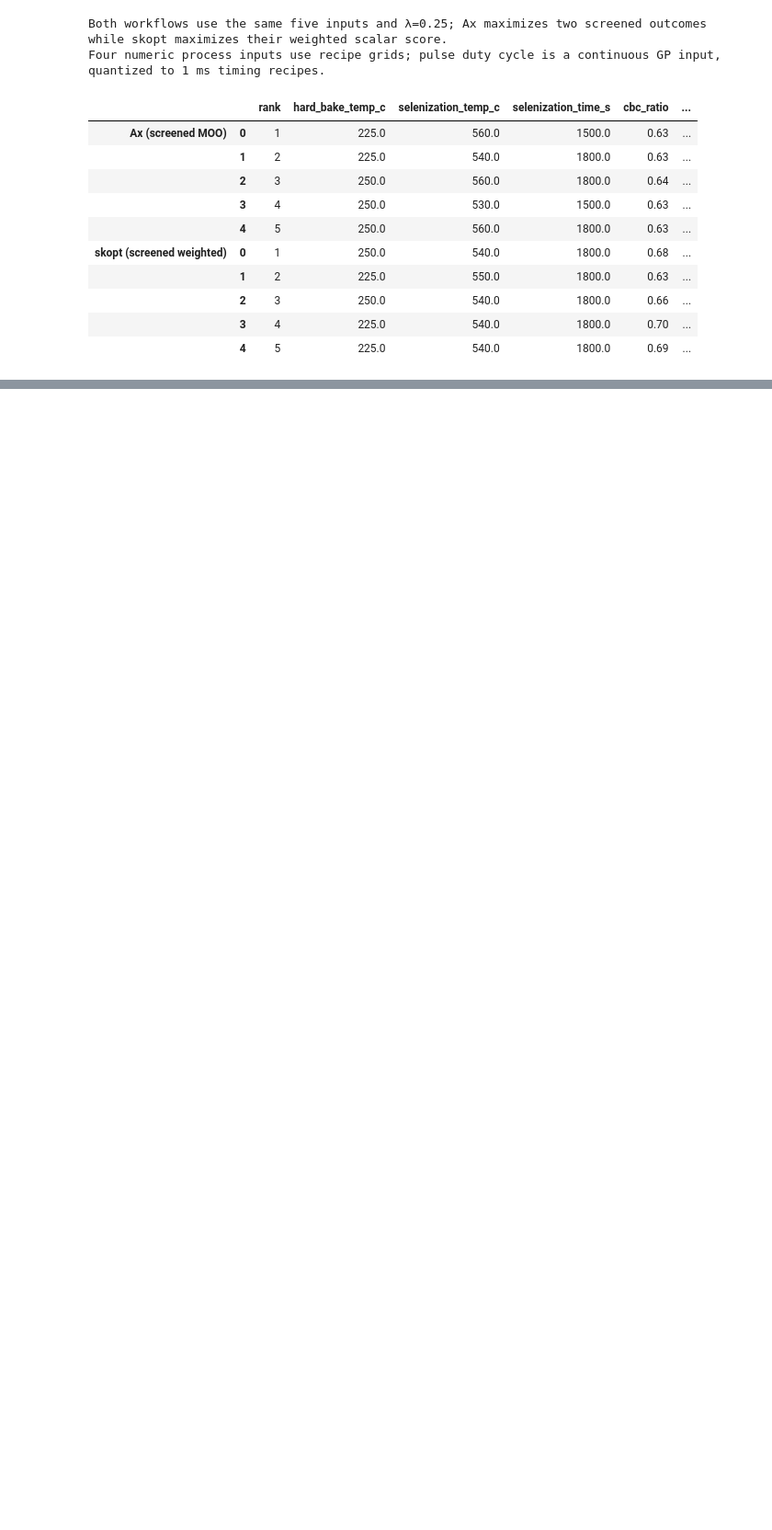
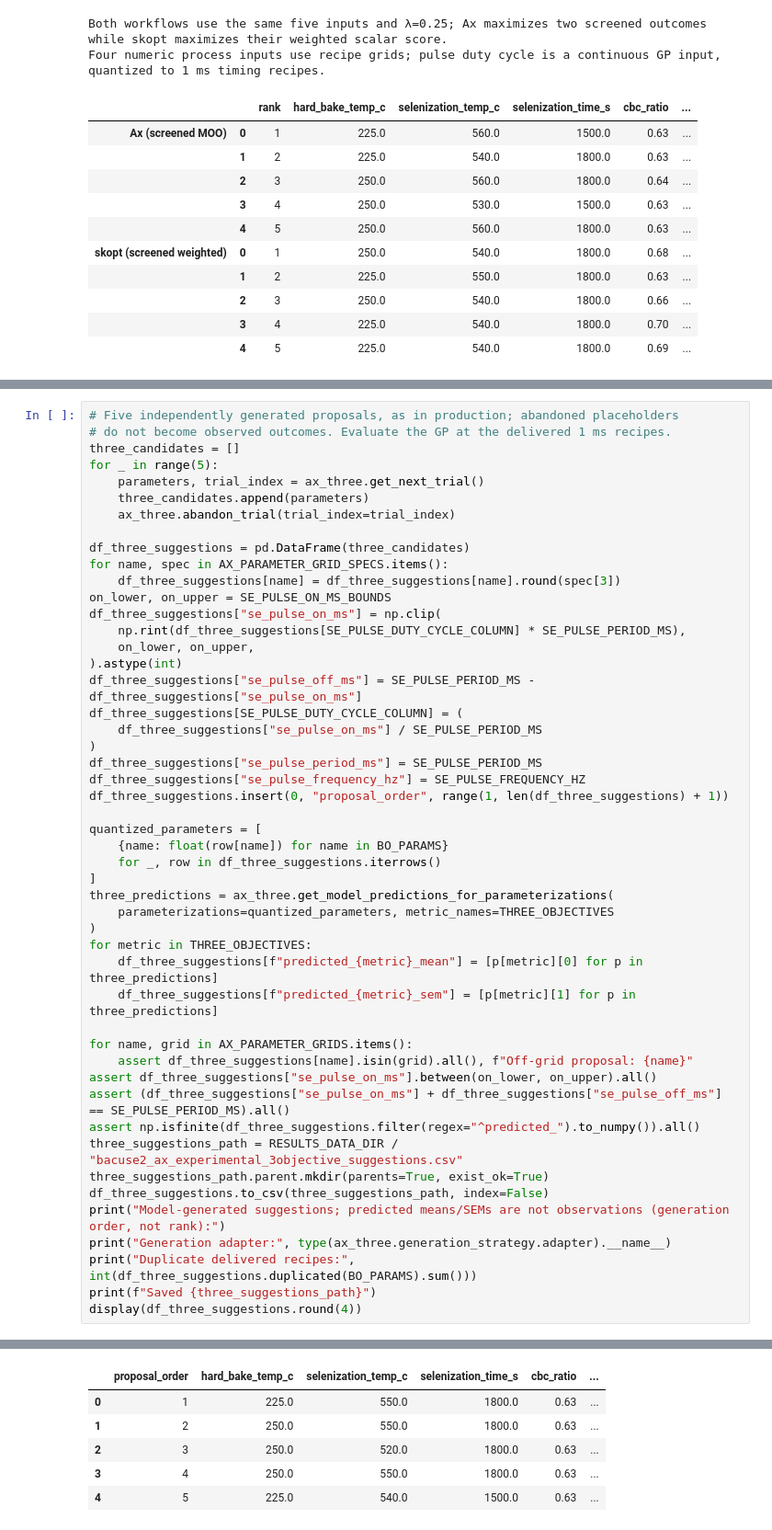
Before and after one commit to GarzonDiegoFEUP/xrd-bo-optimization-tf, a Jupyter notebook: notebooks/4.bo_xrd_ax.ipynb, the cells around one changed output, grey strips where cells are left out. Shown at 92% size. Cells and saved outputs as stored; diff of their text form; blank space fills up the shorter version.

```diff
--- a/notebooks/4.bo_xrd_ax.ipynb
+++ b/notebooks/4.bo_xrd_ax.ipynb
@@ -341,0 +394,50 @@ Four numeric process inputs use recipe grids; pulse duty cycle is a continuous G
+# %%
+# Five independently generated proposals, as in production; abandoned placeholders
+# do not become observed outcomes. Evaluate the GP at the delivered 1 ms recipes.
+three_candidates = []
+for _ in range(5):
+    parameters, trial_index = ax_three.get_next_trial()
+    three_candidates.append(parameters)
+    ax_three.abandon_trial(trial_index=trial_index)
+
+df_three_suggestions = pd.DataFrame(three_candidates)
+for name, spec in AX_PARAMETER_GRID_SPECS.items():
+    df_three_suggestions[name] = df_three_suggestions[name].round(spec[3])
+on_lower, on_upper = SE_PULSE_ON_MS_BOUNDS
+df_three_suggestions["se_pulse_on_ms"] = np.clip(
+    np.rint(df_three_suggestions[SE_PULSE_DUTY_CYCLE_COLUMN] * SE_PULSE_PERIOD_MS),
+    on_lower, on_upper,
+).astype(int)
+df_three_suggestions["se_pulse_off_ms"] = SE_PULSE_PERIOD_MS - df_three_suggestions["se_pulse_on_ms"]
+df_three_suggestions[SE_PULSE_DUTY_CYCLE_COLUMN] = (
+    df_three_suggestions["se_pulse_on_ms"] / SE_PULSE_PERIOD_MS
+)
+df_three_suggestions["se_pulse_period_ms"] = SE_PULSE_PERIOD_MS
+df_three_suggestions["se_pulse_frequency_hz"] = SE_PULSE_FREQUENCY_HZ
+df_three_suggestions.insert(0, "proposal_order", range(1, len(df_three_suggestions) + 1))
+
+quantized_parameters = [
+    {name: float(row[name]) for name in BO_PARAMS}
+    for _, row in df_three_suggestions.iterrows()
+]
+three_predictions = ax_three.get_model_predictions_for_parameterizations(
+    parameterizations=quantized_parameters, metric_names=THREE_OBJECTIVES
+)
+for metric in THREE_OBJECTIVES:
+    df_three_suggestions[f"predicted_{metric}_mean"] = [p[metric][0] for p in three_predictions]
+    df_three_suggestions[f"predicted_{metric}_sem"] = [p[metric][1] for p in three_predictions]
+
+for name, grid in AX_PARAMETER_GRIDS.items():
+    assert df_three_suggestions[name].isin(grid).all(), f"Off-grid proposal: {name}"
+assert df_three_suggestions["se_pulse_on_ms"].between(on_lower, on_upper).all()
+assert (df_three_suggestions["se_pulse_on_ms"] + df_three_suggestions["se_pulse_off_ms"] == SE_PULSE_PERIOD_MS).all()
+assert np.isfinite(df_three_suggestions.filter(regex="^predicted_").to_numpy()).all()
+three_suggestions_path = RESULTS_DATA_DIR / "bacuse2_ax_experimental_3objective_suggestions.csv"
+three_suggestions_path.parent.mkdir(parents=True, exist_ok=True)
+df_three_suggestions.to_csv(three_suggestions_path, index=False)
+print("Model-generated suggestions; predicted means/SEMs are not observations (generation order, not rank):")
+print("Generation adapter:", type(ax_three.generation_strategy.adapter).__name__)
+print("Duplicate delivered recipes:", int(df_three_suggestions.duplicated(BO_PARAMS).sum()))
+print(f"Saved {three_suggestions_path}")
+display(df_three_suggestions.round(4))
+# %% [output]
@@ -341,0 +463,6 @@ Four numeric process inputs use recipe grids; pulse duty cycle is a continuous G
+|  | proposal_order | hard_bake_temp_c | selenization_temp_c | selenization_time_s | cbc_ratio | ... |
+| 0 | 1 | 225.0 | 550.0 | 1800.0 | 0.63 | ... |
+| 1 | 2 | 250.0 | 550.0 | 1800.0 | 0.63 | ... |
+| 2 | 3 | 250.0 | 520.0 | 1800.0 | 0.63 | ... |
+| 3 | 4 | 250.0 | 550.0 | 1800.0 | 0.63 | ... |
+| 4 | 5 | 225.0 | 540.0 | 1500.0 | 0.63 | ... |
```
Also changed, not shown: parts of 6 cells of this notebook, 10 other files.
